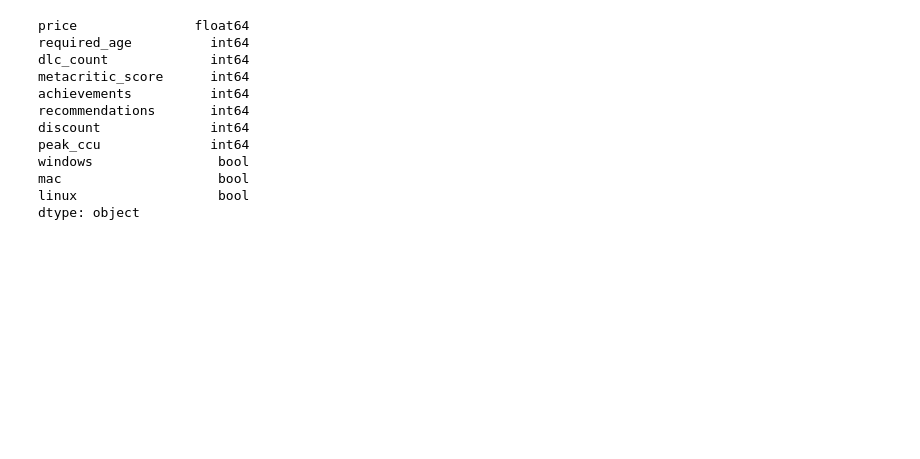
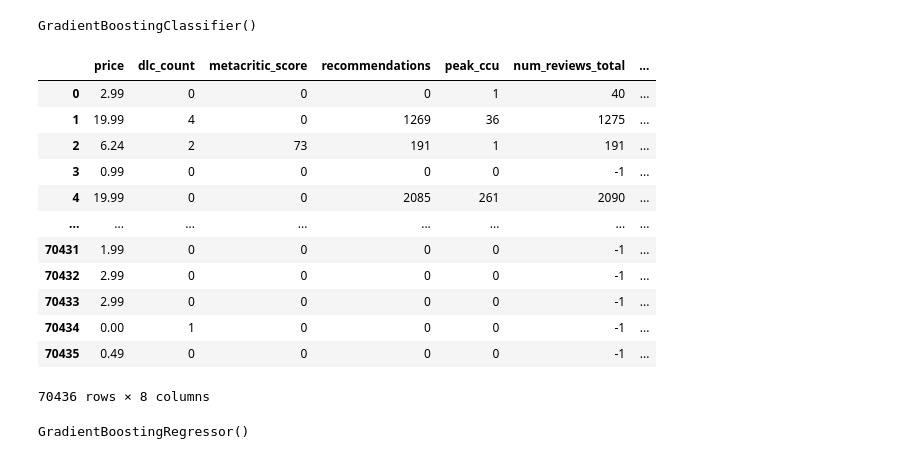
Before and after one commit to Qirun919/Steam_games_2025, a Jupyter notebook: Untitled.ipynb, the cells around one changed output. Saved outputs shown, nothing was run; the diff lists cells and outputs as text; code cells hidden in the pictures; blank space fills up the shorter version.

```diff
--- a/Untitled.ipynb
+++ b/Untitled.ipynb
@@ -79,0 +115,10 @@ plt.show()
+# %%
+import pandas as pd
+import numpy as np
+
+bins = [-1, 50, 100]
+labels = ['Low', 'High']
+
+df['cat_pos_total'] = pd.cut(df['pct_pos_total'], bins=bins, labels=labels)
+
+df['cat_pos_total']
@@ -79,0 +166,2 @@ plt.show()
+# %%
+df['cat_pos_totals_encoded'] = le.fit_transform(df['cat_pos_total'])
@@ -79,0 +190,5 @@ plt.show()
+# %%
+features = ['price','dlc_count','metacritic_score','recommendations','peak_ccu','num_reviews_total','avg_estimated_owners','num_reviews_recent']
+
+X = df[features]
+y = df['cat_pos_totals_encoded']
@@ -80 +197,27 @@ plt.show()
+# %%
+from imblearn.over_sampling import RandomOverSampler
+ros = RandomOverSampler(random_state=42)
+X_train, y_train = ros.fit_resample(X_train, y_train)
+
+
+model = GradientBoostingClassifier()
+model.fit(X_train, y_train)
+# %% [output]
+GradientBoostingClassifier()
+# %%
+X_train
+# %% [output]
+|  | price | dlc_count | metacritic_score | recommendations | peak_ccu | num_reviews_total | ... |
+| 0 | 2.99 | 0 | 0 | 0 | 1 | 40 | ... |
+| 1 | 19.99 | 4 | 0 | 1269 | 36 | 1275 | ... |
+| 2 | 6.24 | 2 | 73 | 191 | 1 | 191 | ... |
+| 3 | 0.99 | 0 | 0 | 0 | 0 | -1 | ... |
+| 4 | 19.99 | 0 | 0 | 2085 | 261 | 2090 | ... |
+| ... | ... | ... | ... | ... | ... | ... | ... |
+| 70431 | 1.99 | 0 | 0 | 0 | 0 | -1 | ... |
+| 70432 | 2.99 | 0 | 0 | 0 | 0 | -1 | ... |
+| 70433 | 2.99 | 0 | 0 | 0 | 0 | -1 | ... |
+| 70434 | 0.00 | 1 | 0 | 0 | 0 | -1 | ... |
+| 70435 | 0.49 | 0 | 0 | 0 | 0 | -1 | ... |
+70436 rows × 8 columns
 # %%
@@ -110,18 +228,8 @@ y = df_model[target]
 # %%
-X_train, X_test, y_train, y_test = train_test_split(X, y, test_size=0.3, random_state=42)
+lr_model.fit(X_train, y_train)
+rf_model.fit(X_train, y_train)
+gb_model.fit(X_train, y_train)
+gbr_model.fit(X_train, y_train)
+# %% [output]
+GradientBoostingRegressor()
-# %%
-X_train.dtypes
-# %% [output]
-price               float64
-required_age          int64
-dlc_count             int64
-metacritic_score      int64
-achievements          int64
-recommendations       int64
-discount              int64
-peak_ccu              int64
-windows                bool
-mac                    bool
-linux                  bool
-dtype: object
 # %%
```
Also changed, not shown: parts of 31 cells of this notebook, 4 other files.
